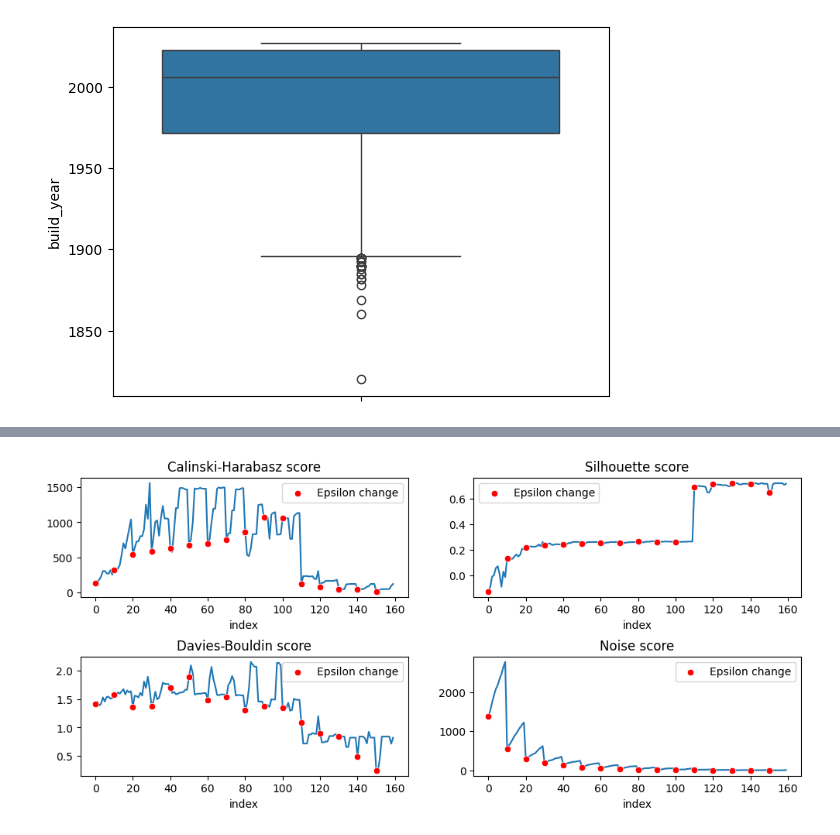
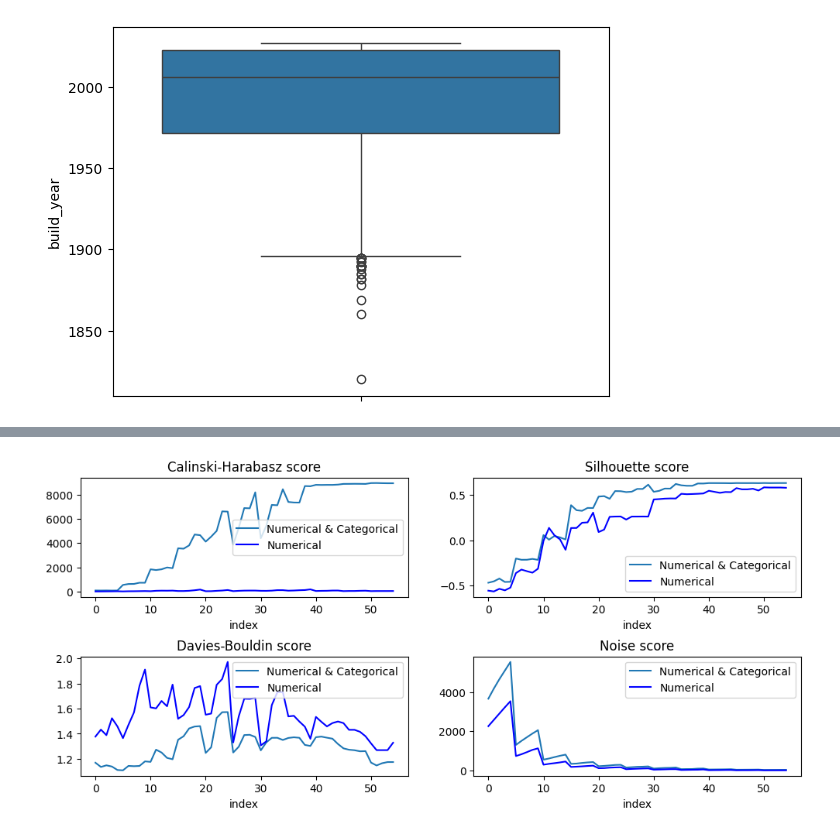
Before and after one commit to ThePhaseless/ProjectMAD, a Jupyter notebook: data_analysis.ipynb, the cells around one changed output, grey strips where cells are left out. Saved outputs shown, nothing was run; the diff lists cells and outputs as text; code cells hidden in the pictures.

```diff
--- a/data_analysis.ipynb
+++ b/data_analysis.ipynb
@@ -202,13 +260,18 @@ df_results.head(10)
+# %%
+Kmeans_df_results = Kmeans_scoring_df(df_processed)
+Kmeans_df_results_ncat = Kmeans_scoring_df(df_processed_ncat)
 # %%
 fig, axes = mpl.subplots(2, 2, figsize=(12, 5))
 
-for idx, score in enumerate(df_results.columns):
+for idx, score in enumerate(Kmeans_df_results.columns):
 
     posx, posy = int(idx >= 2), int(idx % 2)
 
-    sns.lineplot(x=df_results.index, y=df_results[score], ax=axes[posx, posy])
+    sns.lineplot(x=Kmeans_df_results.index, y=Kmeans_df_results[score], ax=axes[posx, posy],label="Numerical & Categorical")
+    sns.lineplot(x=Kmeans_df_results_ncat.index, y=Kmeans_df_results_ncat[score], ax=axes[posx, posy], color="r", label="Numerical")
     axes[posx, posy].set_ylabel("")
     axes[posx, posy].set_title(score + " score")
 
-mpl.subplots_adjust(hspace=0.4)
+
+mpl.subplots_adjust(hspace=0.5)
 # %% [output]
@@ -249,15 +280,0 @@ df_cleaned
-# %%
-from sklearn.neighbors import NearestNeighbors
-
-neighbors = NearestNeighbors(n_neighbors=4)
-neighbors.fit(df_processed)
-distances, indices = neighbors.kneighbors(df_cleaned)
-
-sorted_distances = np.sort(distances[:, 3])
-
-mpl.plot(sorted_distances)
-mpl.xlabel("Punkty")
-mpl.ylabel("Odległość do 4-tego sąsiada")
-mpl.title("K-Distance Plot")
-
-mpl.show()
@@ -315,0 +314,3 @@ df_dbscan_results
+# %%
+DBscan_df_results = DBscan_scoring_df(df_processed)
+DBscan_df_results_ncat = DBscan_scoring_df(df_processed_ncat)
@@ -316,20 +337,24 @@ df_dbscan_results
 # %%
 fig, axes = mpl.subplots(2, 2, figsize=(12, 5))
 
-highlight_idx = np.arange(0,160,10)
+highlight_idx = np.arange(0,35,5)
 
-for idx, score in enumerate(df_dbscan_results.columns[3:]):
+for idx, score in enumerate(DBscan_df_results.columns[3:]):
 
     posx, posy = int(idx >= 2), int(idx % 2)
 
-    sns.lineplot(x=df_dbscan_results.index, y=df_dbscan_results[score], ax=axes[posx, posy])
-    sns.scatterplot(x = df_dbscan_results.index[highlight_idx], y =df_dbscan_results[score][highlight_idx],
-                    color='red', zorder=3, label="Epsilon change" , ax=axes[posx,posy])
+    sns.lineplot(x=DBscan_df_results.index, y=DBscan_df_results[score], ax=axes[posx, posy], label="Numerical & Categorical")
+    sns.lineplot(x=DBscan_df_results_ncat.index, y=DBscan_df_results_ncat[score], ax=axes[posx, posy], color="blue", label="Numerical")
+    #sns.scatterplot(x = DBscan_df_results.index[highlight_idx], y =DBscan_df_results[score][highlight_idx],
+    #                color='green', zorder=3, label="Epsilon change" , ax=axes[posx,posy])
+
     axes[posx, posy].set_xlabel("index")
     axes[posx, posy].set_ylabel("")
     axes[posx, posy].set_title(score + " score")
 
 mpl.subplots_adjust(hspace=0.5)
+
+#trzeba znaleźć w miarę optymalne (epsilon,min_samples)
 # %% [output]
-[figure, old version]
+[figure, new version]
 # %%
```
Also changed, not shown: parts of 27 cells of this notebook.
